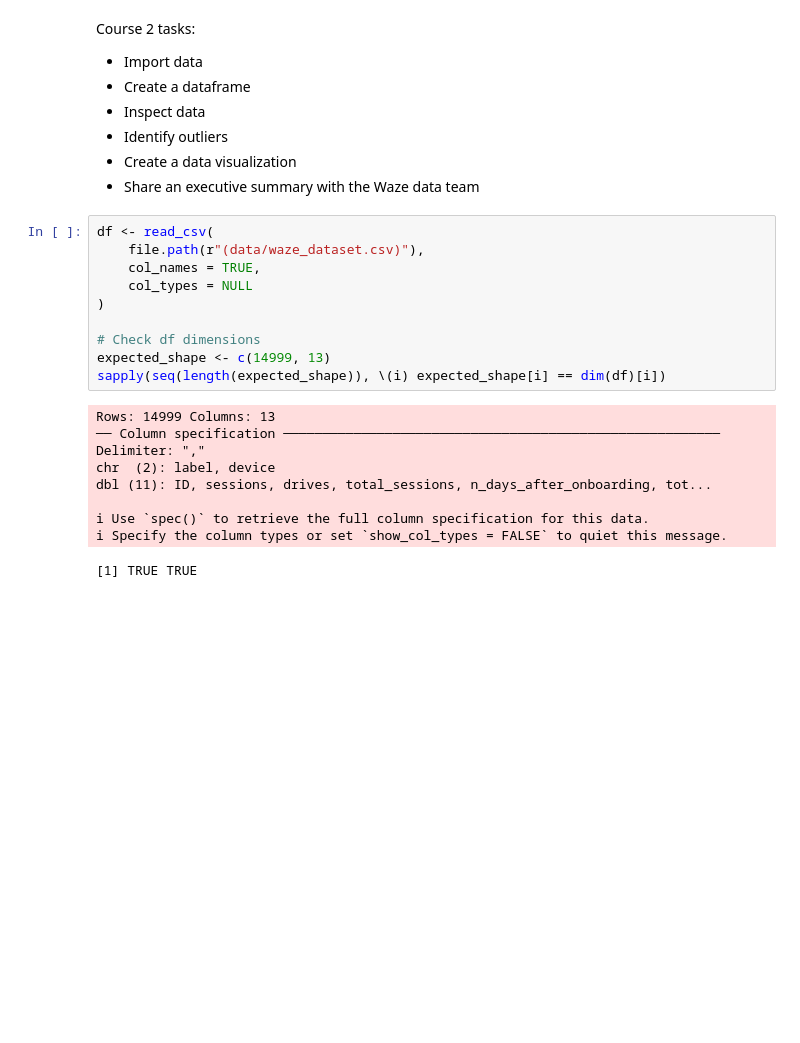
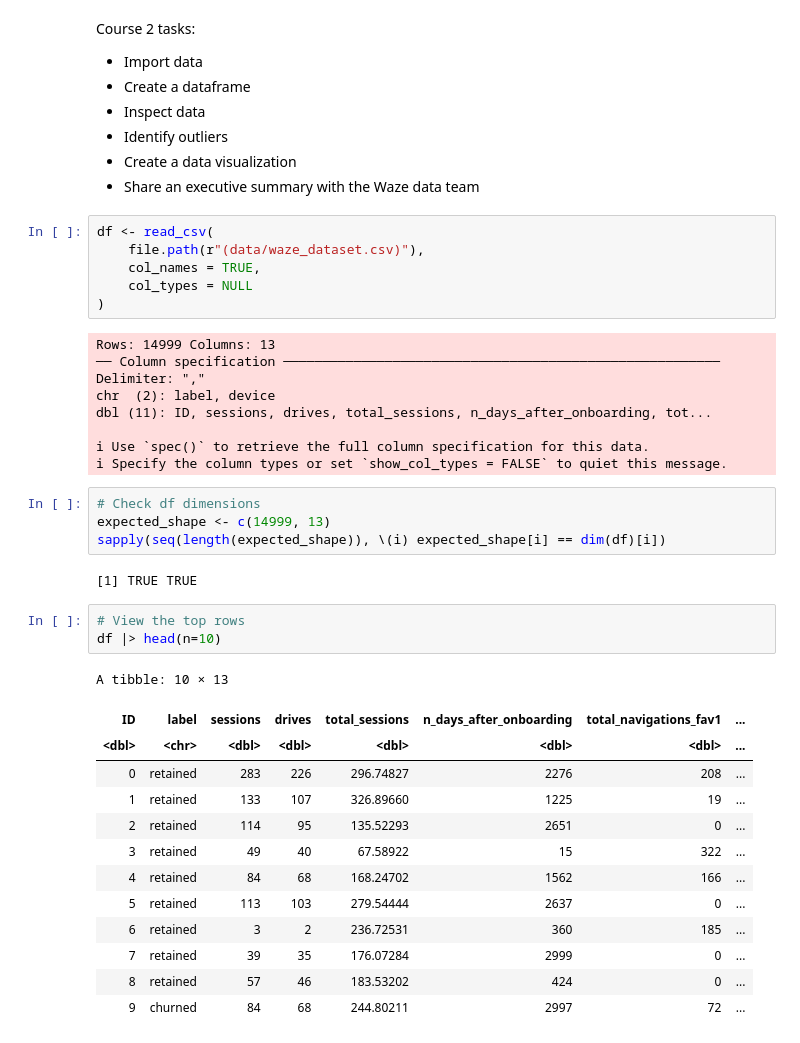
Before and after one commit to tros01/google_advanced_data_analytics, a Jupyter notebook: ga2_waze_r.ipynb, the cells around one changed output. Cells and saved outputs as stored; diff of their text form; blank space fills up the shorter version.

```diff
--- a/ga2_waze_r.ipynb
+++ b/ga2_waze_r.ipynb
@@ -19,10 +30,6 @@ df <- read_csv(
     col_names = TRUE,
     col_types = NULL
 )
-
-# Check df dimensions
-expected_shape <- c(14999, 13)
-sapply(seq(length(expected_shape)), \(i) expected_shape[i] == dim(df)[i])
 # %% [output]
 Rows: 14999 Columns: 13
 ── Column specification ────────────────────────────────────────────────────────
@@ -32,4 +39,26 @@ dbl (11): ID, sessions, drives, total_sessions, n_days_after_onboarding, tot...
 
 ℹ Use `spec()` to retrieve the full column specification for this data.
 ℹ Specify the column types or set `show_col_types = FALSE` to quiet this message.
-[1] TRUE TRUE
+# %%
+# Check df dimensions
+expected_shape <- c(14999, 13)
+sapply(seq(length(expected_shape)), \(i) expected_shape[i] == dim(df)[i])
+# %% [output]
+[1] TRUE TRUE
+# %%
+# View the top rows
+df |> head(n=10)
+# %% [output]
+A tibble: 10 × 13
+| ID | label | sessions | drives | total_sessions | n_days_after_onboarding | total_navigations_fav1 | ... |
+| <dbl> | <chr> | <dbl> | <dbl> | <dbl> | <dbl> | <dbl> | ... |
+| 0 | retained | 283 | 226 | 296.74827 | 2276 | 208 | ... |
+| 1 | retained | 133 | 107 | 326.89660 | 1225 | 19 | ... |
+| 2 | retained | 114 | 95 | 135.52293 | 2651 | 0 | ... |
+| 3 | retained | 49 | 40 | 67.58922 | 15 | 322 | ... |
+| 4 | retained | 84 | 68 | 168.24702 | 1562 | 166 | ... |
+| 5 | retained | 113 | 103 | 279.54444 | 2637 | 0 | ... |
+| 6 | retained | 3 | 2 | 236.72531 | 360 | 185 | ... |
+| 7 | retained | 39 | 35 | 176.07284 | 2999 | 0 | ... |
+| 8 | retained | 57 | 46 | 183.53202 | 424 | 0 | ... |
+| 9 | churned | 84 | 68 | 244.80211 | 2997 | 72 | ... |
```
Also changed, not shown: parts of 7 cells of this notebook.
